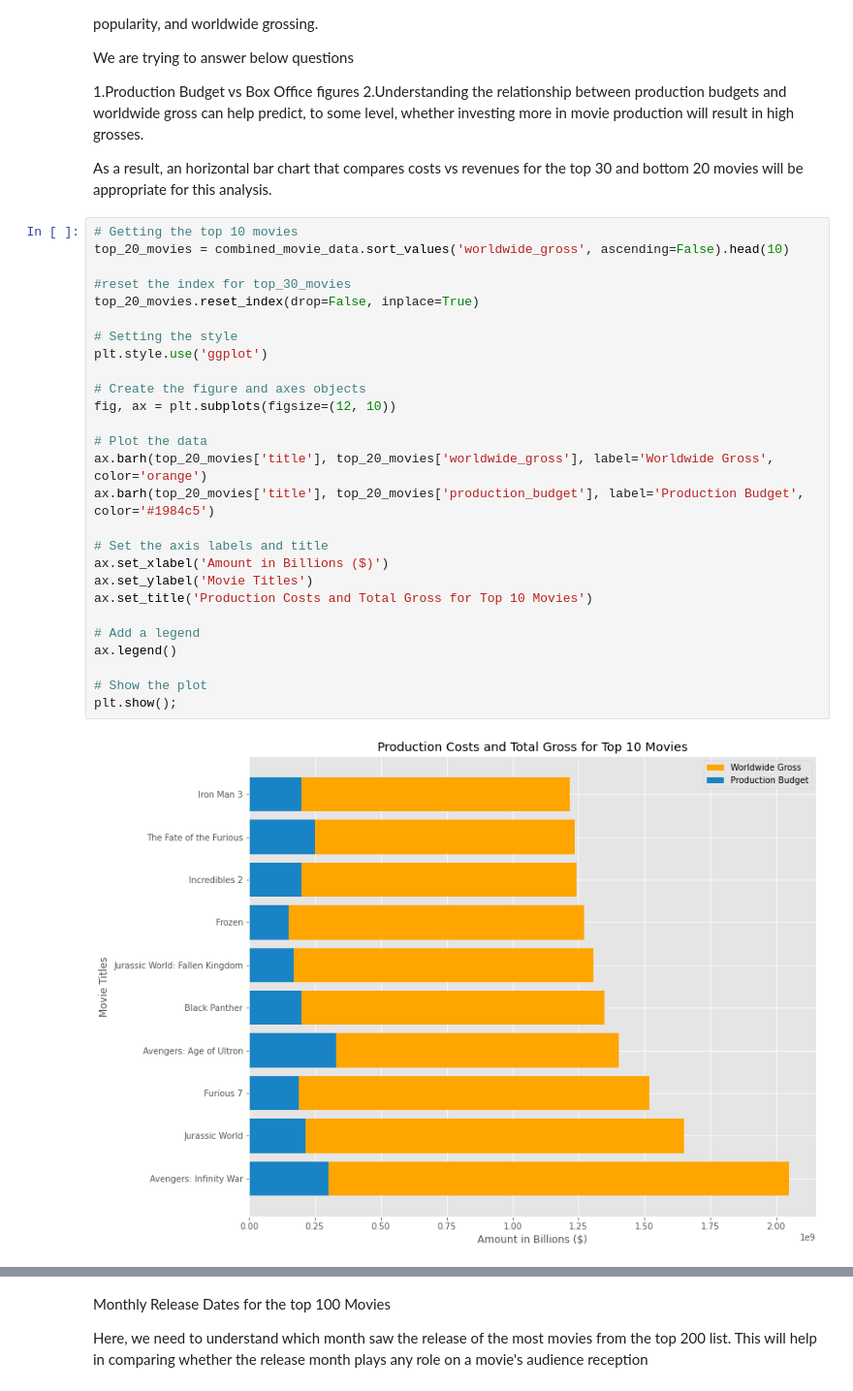
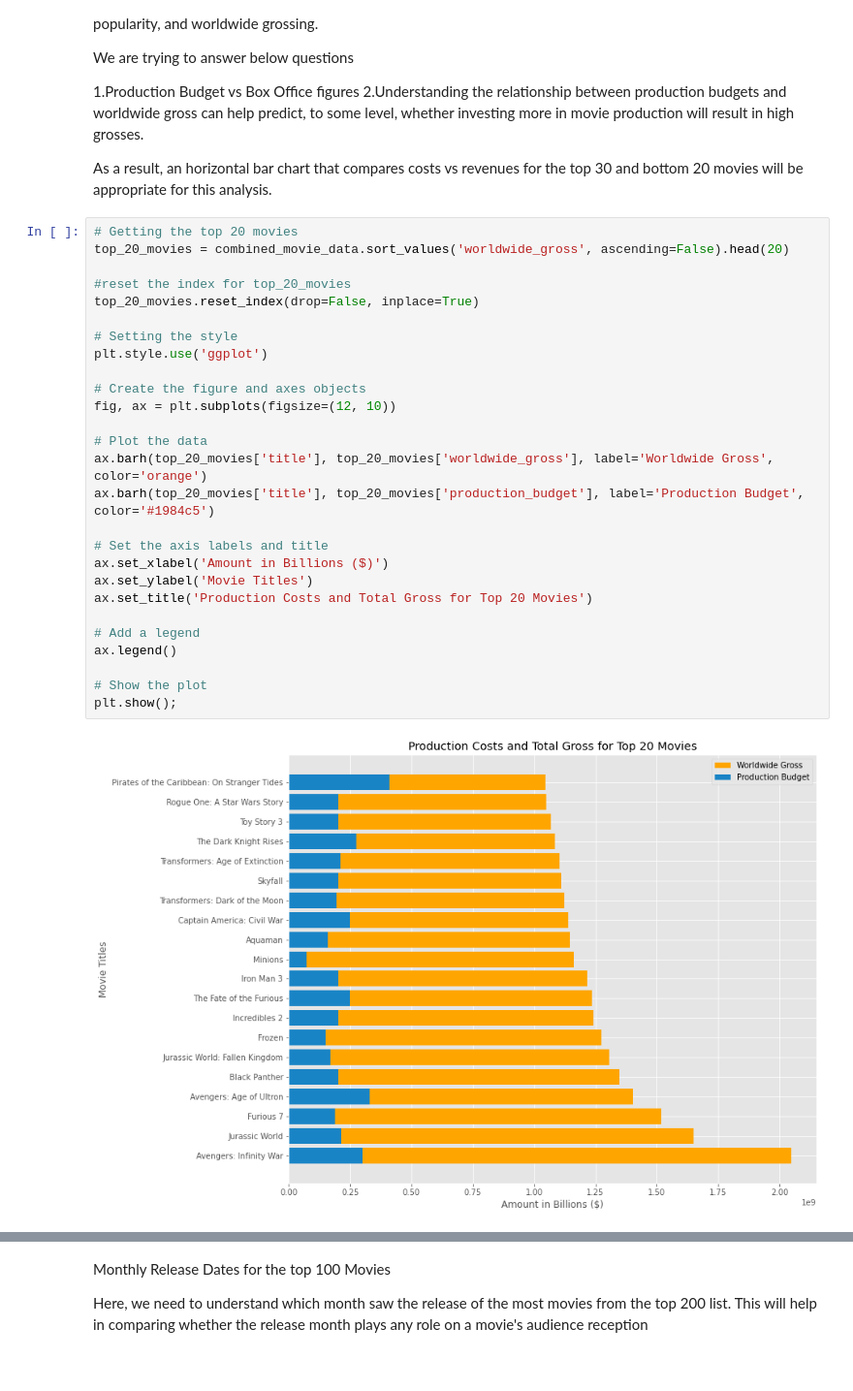
Before and after one commit to Annolyne/Project_Phase1, a Jupyter notebook: index.ipynb, the cells around one changed output, grey strips where cells are left out. Shown: that part at 97% size. Cells and saved outputs as stored; diff of their text form.

```diff
--- a/index.ipynb
+++ b/index.ipynb
@@ -402,31 +402,31 @@ We are trying to answer below questions
 
 As a result, an horizontal bar chart that compares costs vs revenues for the top 30 and bottom 20 movies will be appropriate for this analysis.
 # %%
-# Getting the top 10 movies
-top_20_movies = combined_movie_data.sort_values('worldwide_gross', ascending=False).head(10)
+# Getting the top 20 movies
+top_20_movies = combined_movie_data.sort_values('worldwide_gross', ascending=False).head(20)
 
-#reset the index for top_30_movies
+#reset the index for top_20_movies
 top_20_movies.reset_index(drop=False, inplace=True)
 
 # Setting the style
 plt.style.use('ggplot')
 
 # Create the figure and axes objects
 fig, ax = plt.subplots(figsize=(12, 10))
 
 # Plot the data
 ax.barh(top_20_movies['title'], top_20_movies['worldwide_gross'], label='Worldwide Gross', color='orange')
 ax.barh(top_20_movies['title'], top_20_movies['production_budget'], label='Production Budget', color='#1984c5')
 
 # Set the axis labels and title
 ax.set_xlabel('Amount in Billions ($)')
 ax.set_ylabel('Movie Titles')
-ax.set_title('Production Costs and Total Gross for Top 10 Movies')
+ax.set_title('Production Costs and Total Gross for Top 20 Movies')
 
 # Add a legend
 ax.legend()
 
 # Show the plot
 plt.show();
 # %% [output]
-[figure, old version]
+[figure, new version]
```
Also changed, not shown: parts of 7 cells of this notebook, 3 other files.
